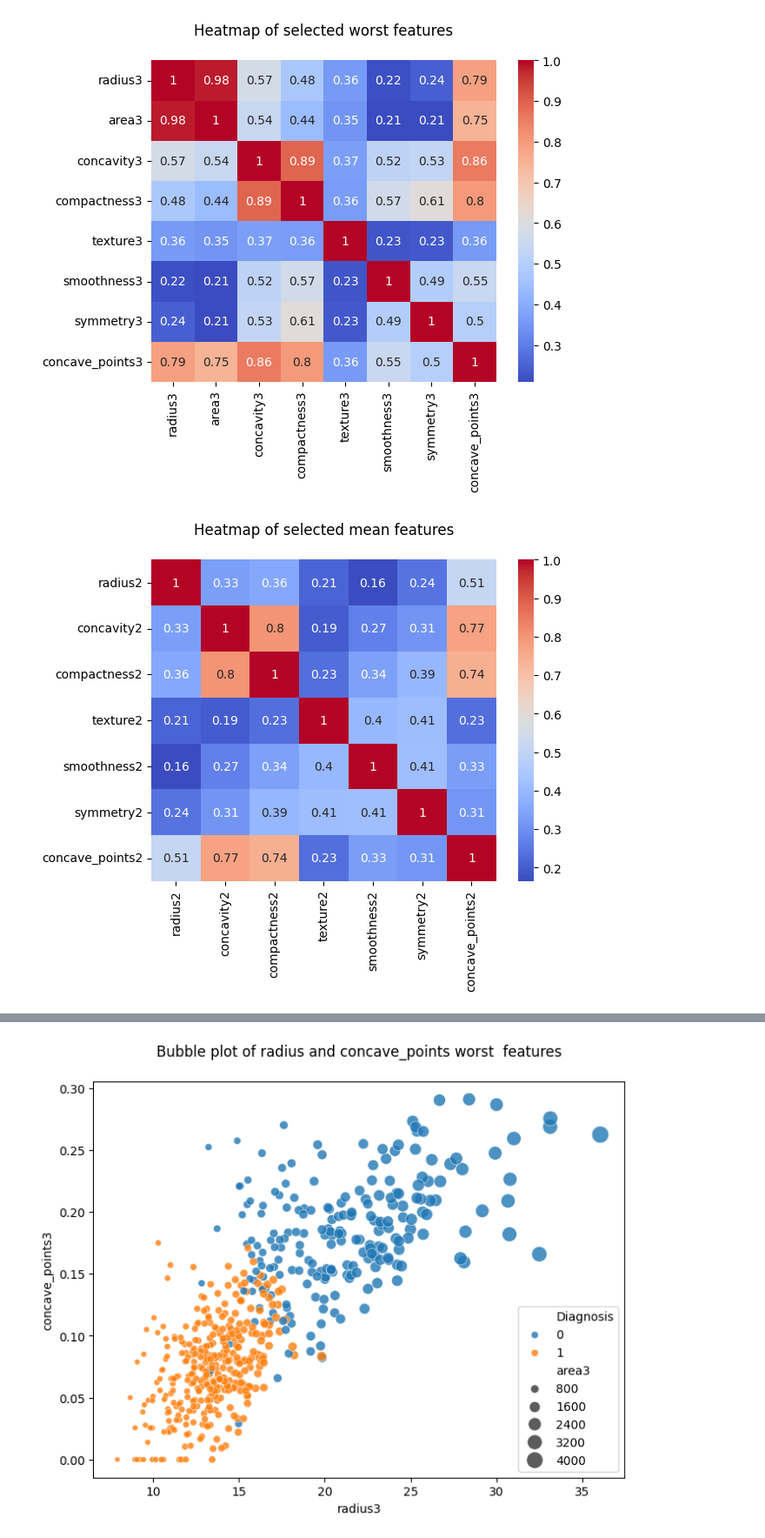
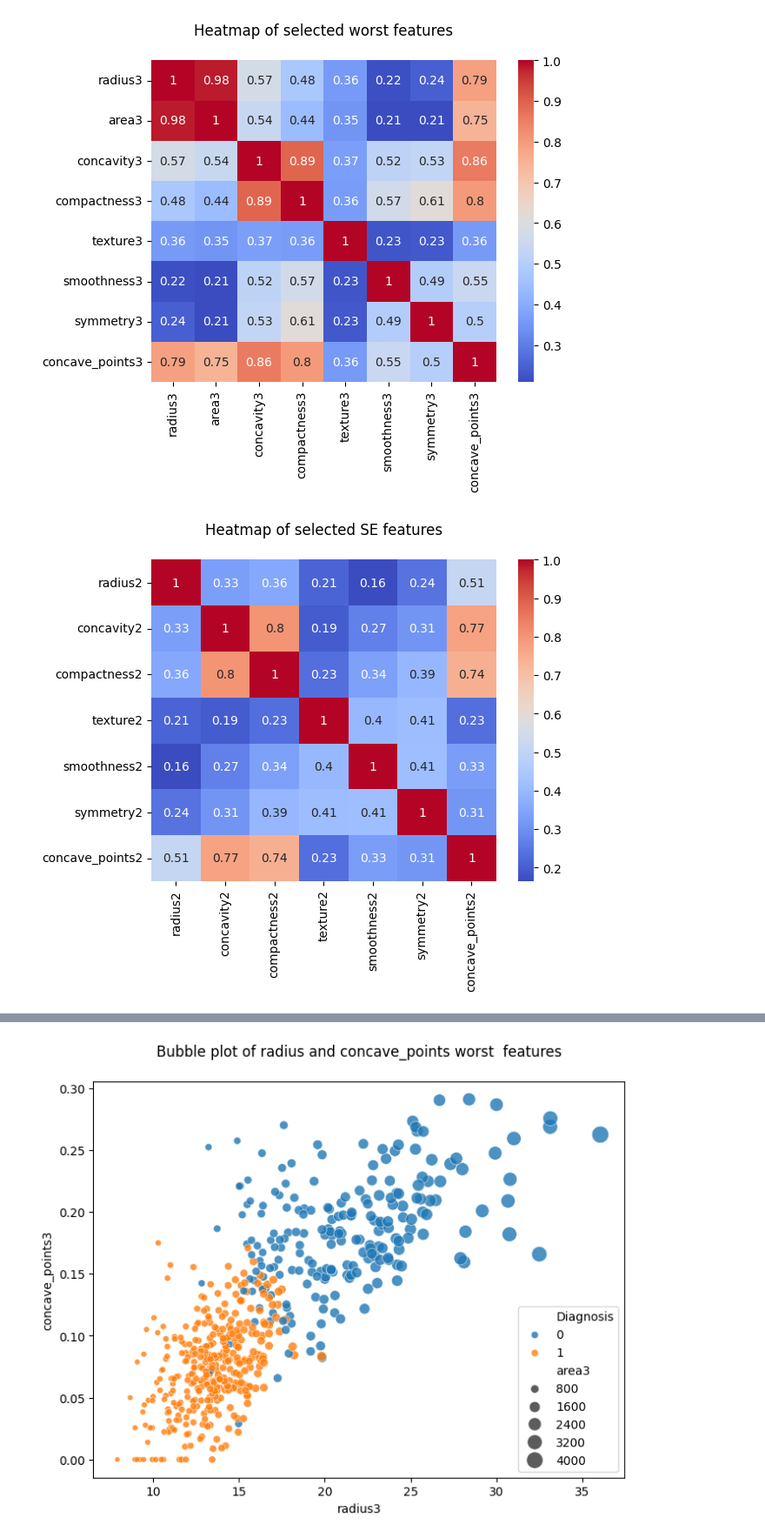
Before and after one commit to Jbaner/Module-B-semester-2, a Jupyter notebook: Week9.ipynb, the cells around one changed output, grey strips where cells are left out. Shown at 87% size. Cells and saved outputs as stored; diff of their text form; code cells hidden in the pictures.

```diff
--- a/Week9.ipynb
+++ b/Week9.ipynb
@@ -120,10 +120,10 @@ plt.show()
 # %%
 #Draw heatmaps
 df_BreastCancer_2=df_BreastCancer[["radius2","concavity2","compactness2","texture2","smoothness2","symmetry2","concave_points2"]]
 
 #corr=df_BreastCancer_3.corr()["Diagnosis"].abs().sort_values(ascending = False)
 sns.heatmap(df_BreastCancer_2.corr(), annot=True, cmap="coolwarm")
-plt.title("Heatmap of selected mean features\n")
+plt.title("Heatmap of selected SE features\n")
 plt.show()
 # %% [output]
-[figure, old version]
+[figure, new version]
```
Also changed, not shown: parts of 1 cell of this notebook.
